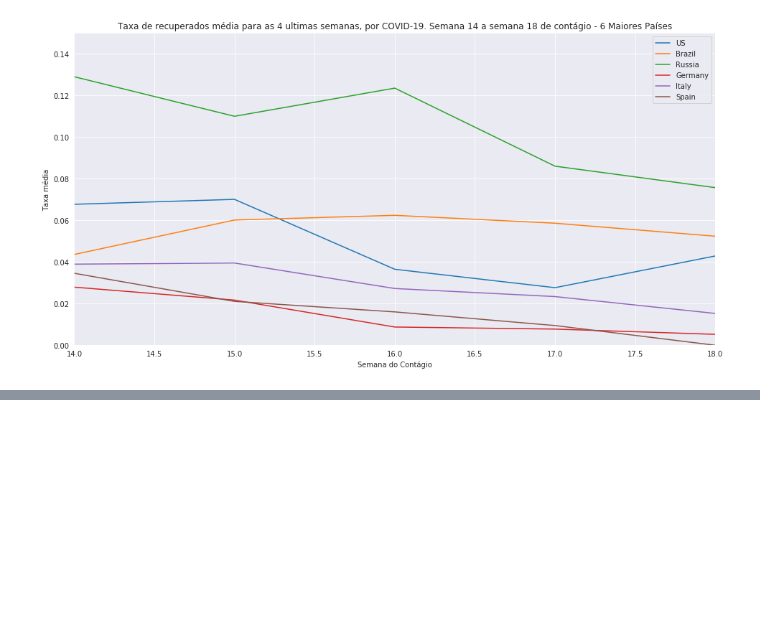
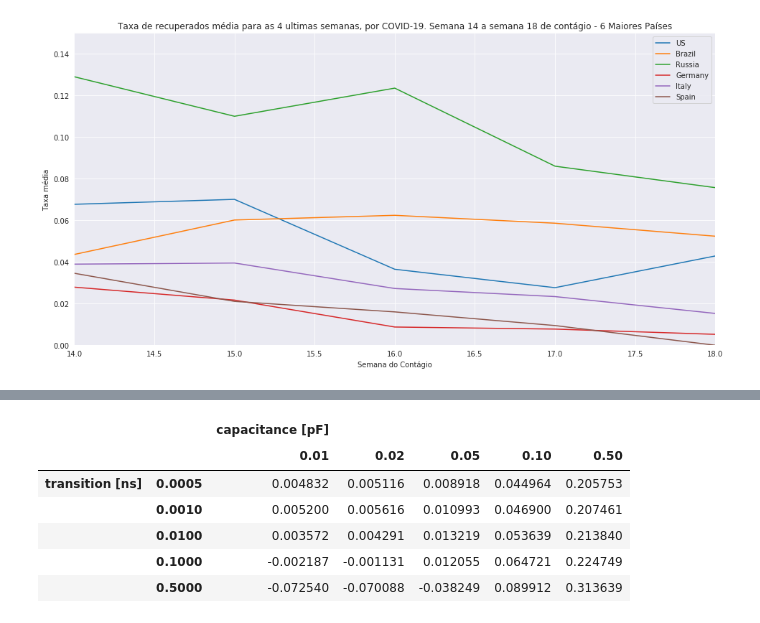
Before and after one commit to Manuelfjr/Covid19, a Jupyter notebook: code/Covid_19.ipynb, the cells around one changed output, grey strips where cells are left out. Cells and saved outputs as stored; diff of their text form; code cells hidden in the pictures; blank space fills up the shorter version.

```diff
--- a/code/Covid_19.ipynb
+++ b/code/Covid_19.ipynb
@@ -277,0 +275,20 @@ plt.legend()
+# %%
+cell_rise_Inv= pd.DataFrame(
+        np.array([[0.00483211, 0.00511619, 0.00891821, 0.0449637, 0.205753],
+                  [0.00520049, 0.00561577, 0.010993, 0.0468998, 0.207461],
+                  [0.00357213, 0.00429087, 0.0132186, 0.0536389, 0.21384],
+                  [-0.0021868, -0.0011312, 0.0120546, 0.0647213, 0.224749],
+                  [-0.0725403, -0.0700884, -0.0382486, 0.0899121, 0.313639]]),
+        index=[['transition [ns]'] * 5,
+               [0.0005, 0.001, 0.01, 0.1, 0.5]],
+        columns=[['capacitance [pF]'] * 5,
+                 [0.01, 0.02, 0.05, 0.1, 0.5]])
+cell_rise_Inv
+# %% [output]
+|  |  | capacitance [pF] |  |  |  |  |
+|  |  | 0.01 | 0.02 | 0.05 | 0.10 | 0.50 |
+| transition [ns] | 0.0005 | 0.004832 | 0.005116 | 0.008918 | 0.044964 | 0.205753 |
+|  | 0.0010 | 0.005200 | 0.005616 | 0.010993 | 0.046900 | 0.207461 |
+|  | 0.0100 | 0.003572 | 0.004291 | 0.013219 | 0.053639 | 0.213840 |
+|  | 0.1000 | -0.002187 | -0.001131 | 0.012055 | 0.064721 | 0.224749 |
+|  | 0.5000 | -0.072540 | -0.070088 | -0.038249 | 0.089912 | 0.313639 |
```
Also changed, not shown: parts of 4 cells of this notebook, 1 other file.
